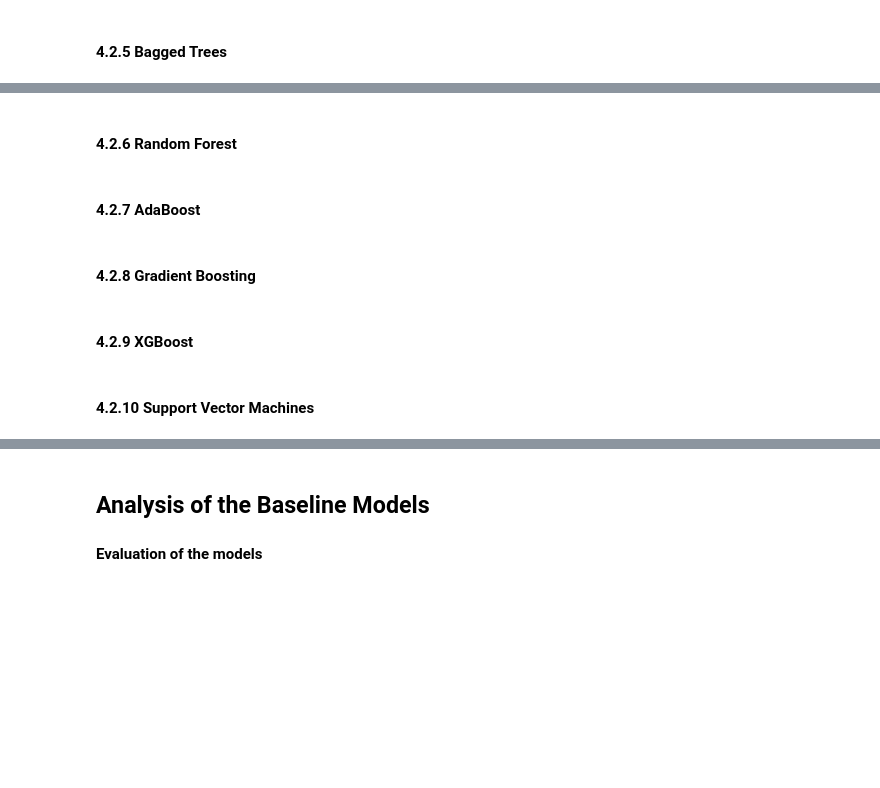
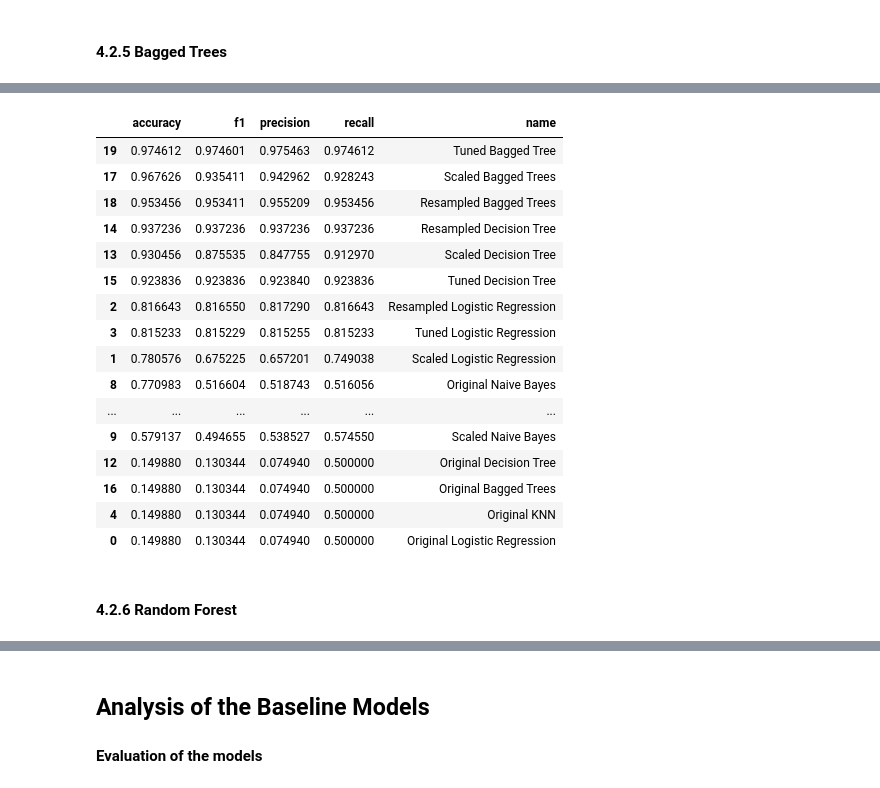
Before and after one commit to HMWIAM/Phase_3_SyriaTel_project_HMWIAM, a Jupyter notebook: A. Original/MINE.ipynb, the cells around one changed output, grey strips where cells are left out. Saved outputs shown, nothing was run; the diff lists cells and outputs as text; code cells hidden in the pictures; blank space fills up the shorter version.

```diff
--- a/A. Original/MINE.ipynb
+++ b/A. Original/MINE.ipynb
@@ -908,2 +1401,61 @@ models.append(metrics)
+# %%
+from sklearn.ensemble import BaggingClassifier
+from sklearn.tree import DecisionTreeClassifier
+from sklearn.model_selection import GridSearchCV
+
+# Define the base Decision Tree classifier
+base_tree = DecisionTreeClassifier()
+
+# Define the Bagged Tree classifier
+bagged_tree = BaggingClassifier(base_estimator=base_tree)
+
+# Define the parameter grid for tuning
+param_grid = {
+    'bag_tree__n_estimators': [50, 100],
+    'bag_tree__max_samples': [0.8, 1.0],
+    'bag_tree__max_features': [0.8, 1.0]
+}
+
+# Create the pipeline for tuning
+pipe_tuning_bagged_tree = Pipeline([
+    ('scaler', scaler),
+    ('smote', smote),
+    ('bag_tree', bagged_tree)
+])
+
+# Perform grid search with cross-validation on the specified parameter grid
+grid_search_bagged_tree = GridSearchCV(pipe_tuning_bagged_tree, param_grid, cv=5)
+grid_search_bagged_tree.fit(X_train_resampled, y_train_resampled)
+
+# Access the best estimator and its associated parameters
+best_estimator_bagged_tree = grid_search_bagged_tree.best_estimator_
+best_parameters_bagged_tree = grid_search_bagged_tree.best_params_
+
+# Predict the target variable for the test data using the tuned model
+y_pred_tuned_bagged_tree = best_estimator_bagged_tree.predict(X_test_resampled)
+
+# Evaluate tuned data model
+evaluate_models('Tuned Bagged Tree', y_test_resampled, X_test_resampled, best_estimator_bagged_tree, models)
+
+models_df = pd.DataFrame(models)
+models_df.sort_values(by='accuracy', ascending=False)
+# %% [output]
+|  | accuracy | f1 | precision | recall | name |
+| 19 | 0.974612 | 0.974601 | 0.975463 | 0.974612 | Tuned Bagged Tree |
+| 17 | 0.967626 | 0.935411 | 0.942962 | 0.928243 | Scaled Bagged Trees |
+| 18 | 0.953456 | 0.953411 | 0.955209 | 0.953456 | Resampled Bagged Trees |
+| 14 | 0.937236 | 0.937236 | 0.937236 | 0.937236 | Resampled Decision Tree |
+| 13 | 0.930456 | 0.875535 | 0.847755 | 0.912970 | Scaled Decision Tree |
+| 15 | 0.923836 | 0.923836 | 0.923840 | 0.923836 | Tuned Decision Tree |
+| 2 | 0.816643 | 0.816550 | 0.817290 | 0.816643 | Resampled Logistic Regression |
+| 3 | 0.815233 | 0.815229 | 0.815255 | 0.815233 | Tuned Logistic Regression |
+| 1 | 0.780576 | 0.675225 | 0.657201 | 0.749038 | Scaled Logistic Regression |
+| 8 | 0.770983 | 0.516604 | 0.518743 | 0.516056 | Original Naive Bayes |
+| ... | ... | ... | ... | ... | ... |
+| 9 | 0.579137 | 0.494655 | 0.538527 | 0.574550 | Scaled Naive Bayes |
+| 12 | 0.149880 | 0.130344 | 0.074940 | 0.500000 | Original Decision Tree |
+| 16 | 0.149880 | 0.130344 | 0.074940 | 0.500000 | Original Bagged Trees |
+| 4 | 0.149880 | 0.130344 | 0.074940 | 0.500000 | Original KNN |
+| 0 | 0.149880 | 0.130344 | 0.074940 | 0.500000 | Original Logistic Regression |
 # %% [markdown]
 #### 4.2.6 Random Forest
@@ -919,2 +1461,0 @@ models.append(metrics)
-# %% [markdown]
-#### 4.2.7 AdaBoost
@@ -930,2 +1461,0 @@ models.append(metrics)
-# %% [markdown]
-#### 4.2.8 Gradient Boosting
@@ -941,2 +1461,0 @@ models.append(metrics)
-# %% [markdown]
-#### 4.2.9 XGBoost
@@ -952,2 +1461,0 @@ models.append(metrics)
-# %% [markdown]
-#### 4.2.10 Support Vector Machines
```
Also changed, not shown: parts of 39 cells of this notebook.
